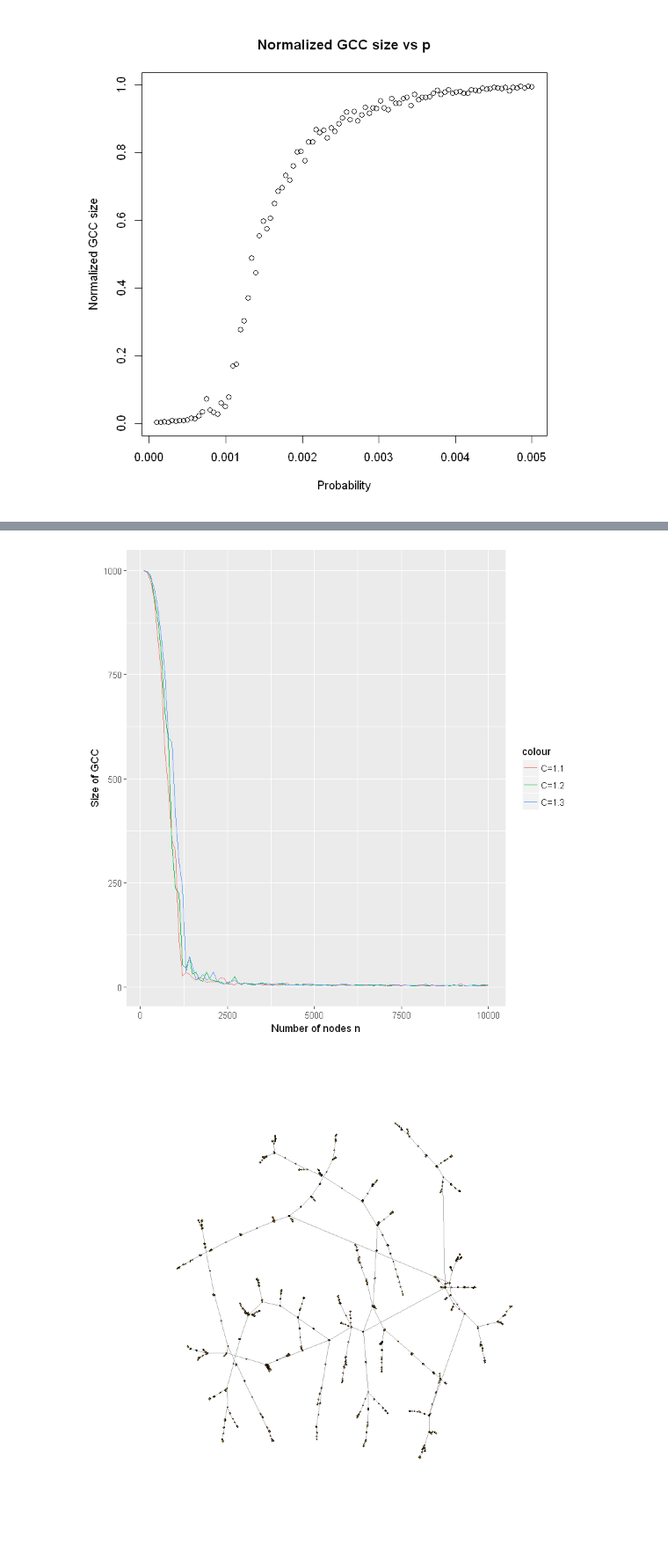
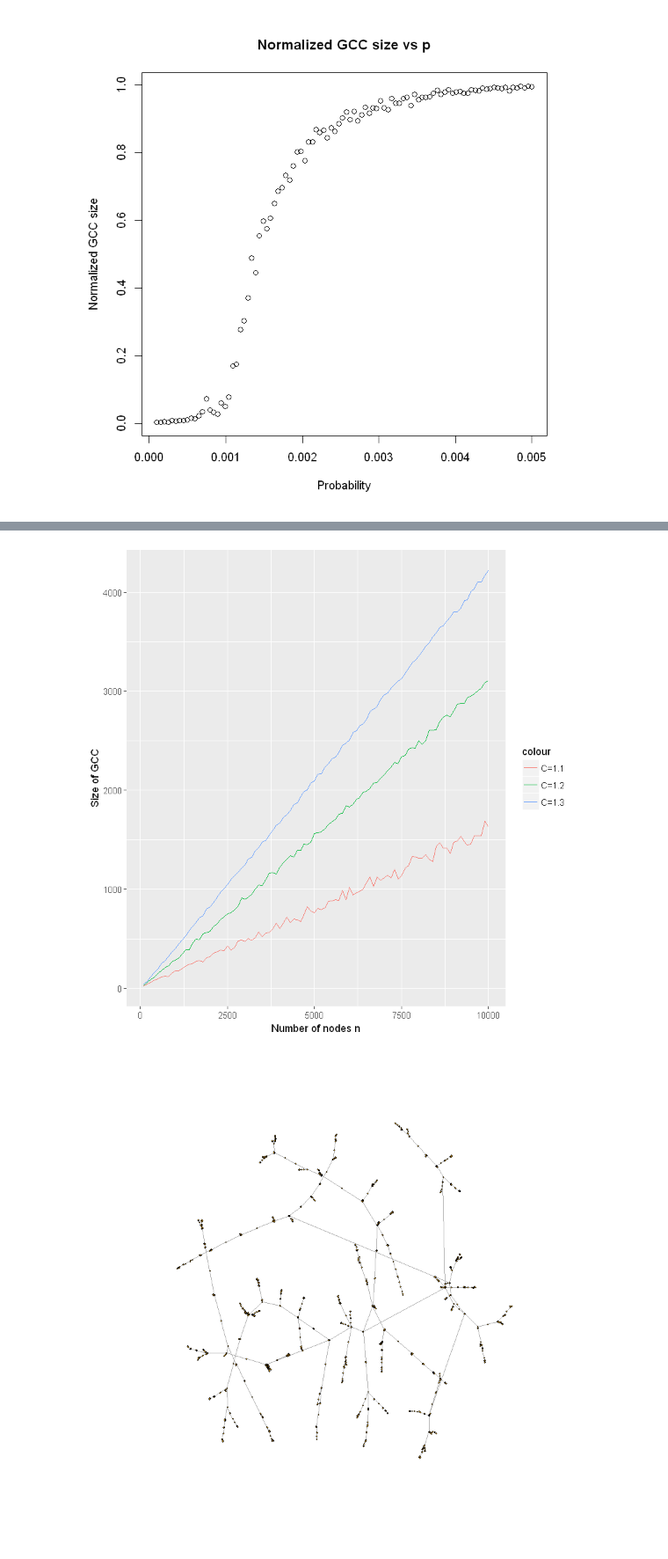
Before and after one commit to maithilibhide/ECE232, a Jupyter notebook: Project1/Q1.1_1.3.ipynb, the cells around one changed output, grey strips where cells are left out. Shown at 88% size. Drawn from its saved outputs; the diff is of its cells as text; code cells hidden in the pictures.

```diff
--- a/Project1/Q1.1_1.3.ipynb
+++ b/Project1/Q1.1_1.3.ipynb
@@ -106,27 +118,32 @@ Warning message in plot.xy(xy, type, ...):
 # %%
 #Question 1d(iii)
-n_seq <- seq(from = 100, to = 10000, length.out = 100)
-gcc_size <- matrix(nrow=3,ncol=100)
+length = 100
+n_seq <- seq(from = 100, to = 10000, length.out = length)
+gcc_size <- matrix(nrow=3,ncol=length)
 j<-1
 for (c in c(1.1,1.2,1.3)){
-    i<- 1
-    for (n in n_seq){
+  i<- 1
+  for (n in n_seq){
+      gcc <- c()
+      for (k in 1:100){
         p <- c/n
-        q = erdos.renyi.game(1000,p=p,directed = F)
-        gcc_size[[j,i]] <- max(clusters(q)$csize)
-        i <- i+1
-    }
-    j <- j+1
+        q = erdos.renyi.game(n,p=p,directed = F)
+        gcc <- c(gcc, max(clusters(q)$csize))
+          }
+      gcc_size[[j,i]] <- mean(gcc)
+      i <- i+1
+  }
+  j <- j+1
 }
 gcc <- data.frame(t(gcc_size))
 gcc$n_seq <- n_seq
 ggplot(data = gcc,aes(gcc$n_seq)) +
   geom_line(aes(y=gcc$X1,colour = 'C=1.1')) +
   geom_line(aes(y=gcc$X2,colour = 'C=1.2')) +
   geom_line(aes(y=gcc$X3,colour = 'C=1.3')) +
   labs(x = 'Number of nodes n', y='Size of GCC')
 # %% [output]
-[figure, old version]
+[figure, new version]
 # %%
 #Question 1.3a
 g <- sample_pa_age(1000, pa.exp=1, aging.exp = -1, m = 1, aging.bin = 300, directed = F,
```
Also changed, not shown: parts of 3 cells of this notebook.
